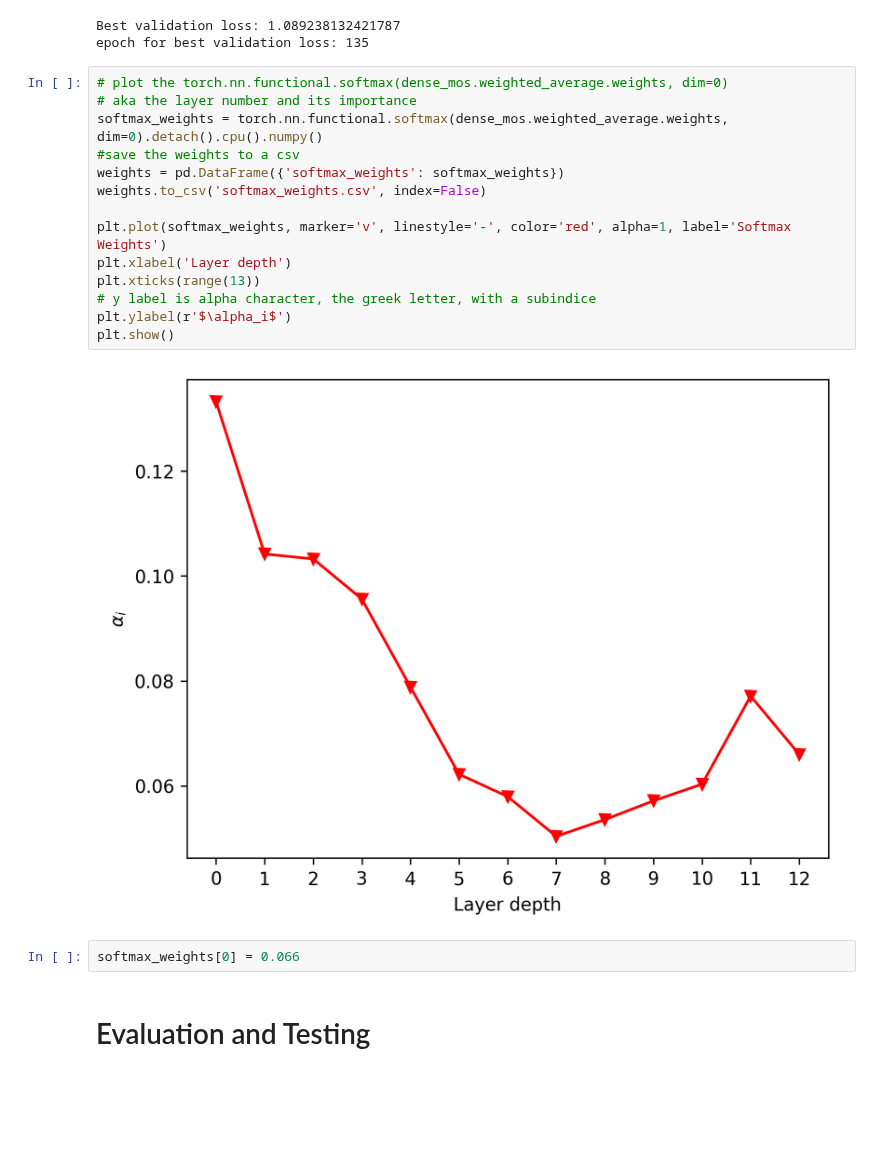
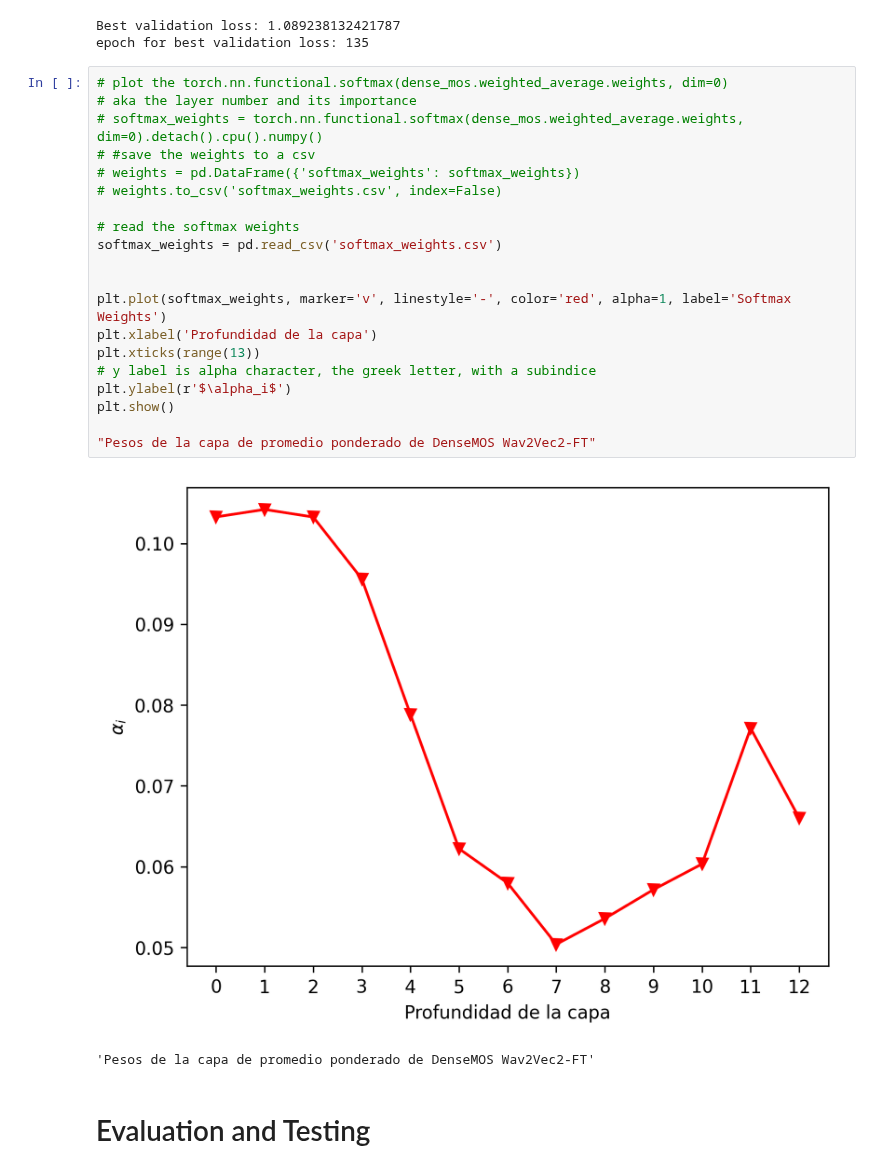
Before and after one commit to asosawelford/tesis, a Jupyter notebook: classifier/DenseMOS_tests/simple_mlp.ipynb, the cells around one changed output. Cells and saved outputs as stored; diff of their text form; blank space fills up the shorter version.

```diff
--- a/classifier/DenseMOS_tests/simple_mlp.ipynb
+++ b/classifier/DenseMOS_tests/simple_mlp.ipynb
@@ -473,21 +475,26 @@ epoch for best validation loss: 135
 # %%
 # plot the torch.nn.functional.softmax(dense_mos.weighted_average.weights, dim=0)
 # aka the layer number and its importance
-softmax_weights = torch.nn.functional.softmax(dense_mos.weighted_average.weights, dim=0).detach().cpu().numpy()
-#save the weights to a csv
-weights = pd.DataFrame({'softmax_weights': softmax_weights})
-weights.to_csv('softmax_weights.csv', index=False)
+# softmax_weights = torch.nn.functional.softmax(dense_mos.weighted_average.weights, dim=0).detach().cpu().numpy()
+# #save the weights to a csv
+# weights = pd.DataFrame({'softmax_weights': softmax_weights})
+# weights.to_csv('softmax_weights.csv', index=False)
+
+# read the softmax weights
+softmax_weights = pd.read_csv('softmax_weights.csv')
+
 
 plt.plot(softmax_weights, marker='v', linestyle='-', color='red', alpha=1, label='Softmax Weights')
-plt.xlabel('Layer depth')
+plt.xlabel('Profundidad de la capa')
 plt.xticks(range(13))
 # y label is alpha character, the greek letter, with a subindice
 plt.ylabel(r'$\alpha_i$')
 plt.show()
+
+"Pesos de la capa de promedio ponderado de DenseMOS Wav2Vec2-FT"
 # %% [output]
-[figure, old version]
+[figure, new version]
+'Pesos de la capa de promedio ponderado de DenseMOS Wav2Vec2-FT'
-# %%
-softmax_weights[0] = 0.066
 # %% [markdown]
 # Evaluation and Testing
 # %%
```
Also changed, not shown: parts of 6 cells of this notebook, 17 other files.
